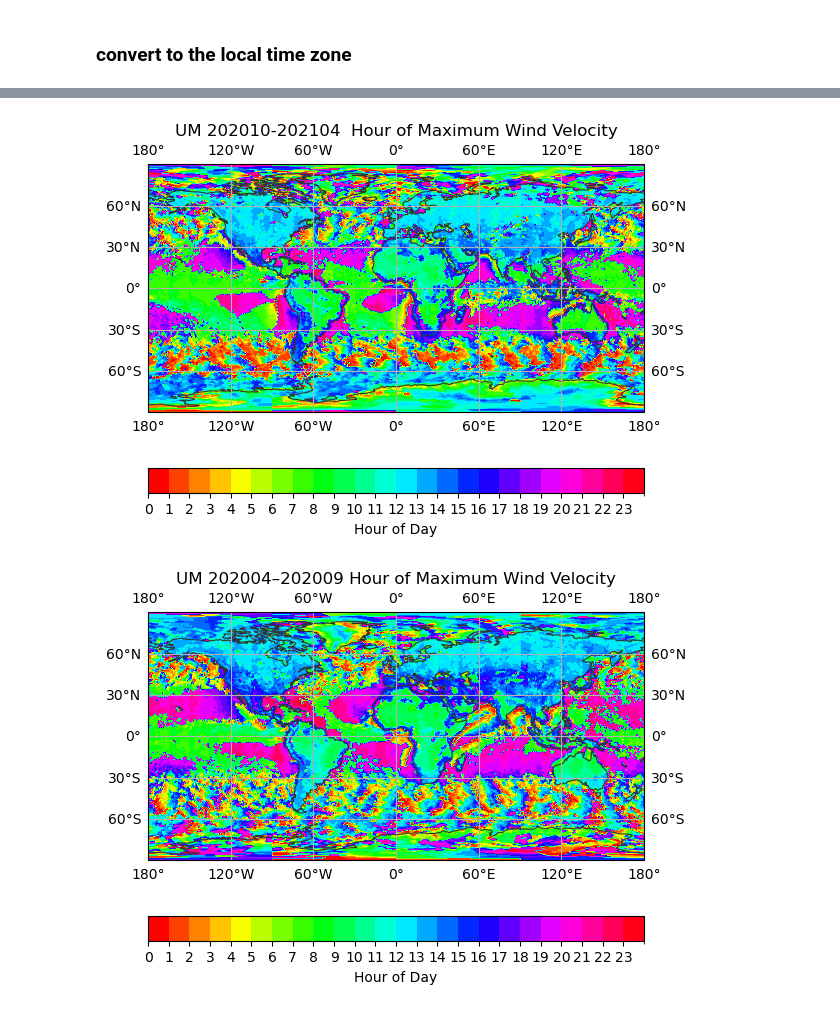
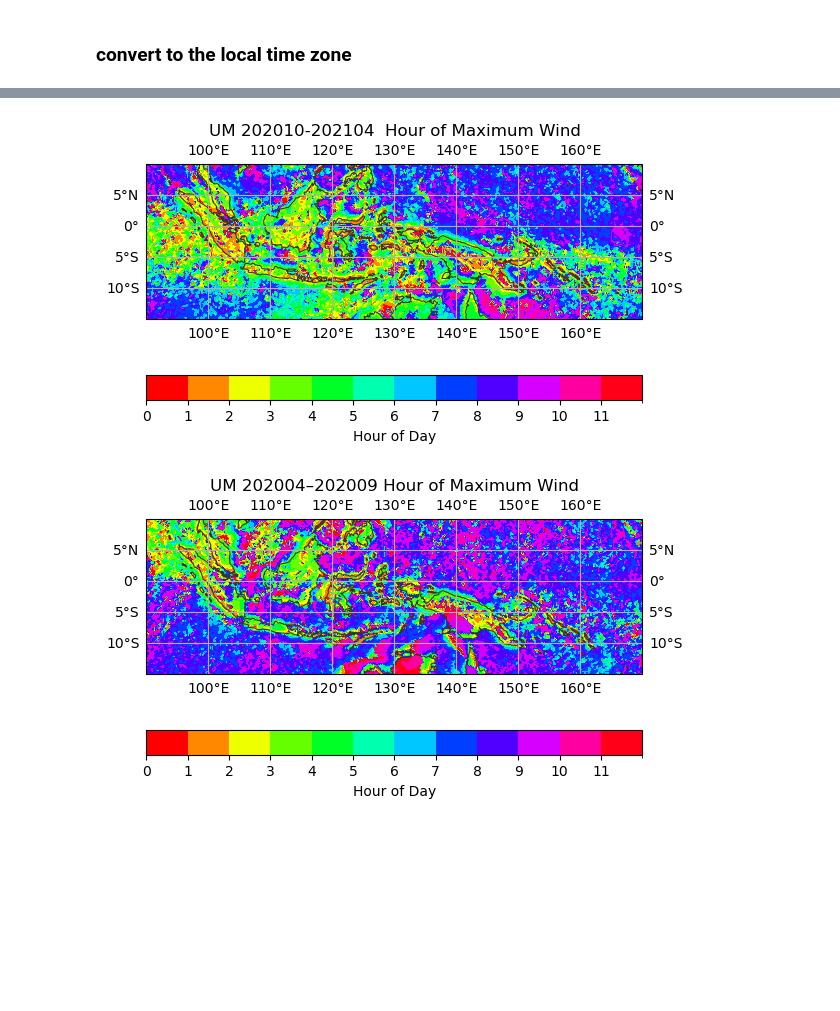
Before and after one commit to 21centuryweather/hk25-AusNode-coastal, a Jupyter notebook: analysis/diurnal_wind_cycle.ipynb, the cells around one changed output, grey strips where cells are left out. Saved outputs shown, nothing was run; the diff lists cells and outputs as text; code cells hidden in the pictures; blank space fills up the shorter version.

```diff
--- a/analysis/diurnal_wind_cycle.ipynb
+++ b/analysis/diurnal_wind_cycle.ipynb
@@ -88,9 +109,13 @@ def hourly_average(data):
 
     return hourly_avg
 # %%
-# get the average velocities
-hourly_avg_velocity1 = hourly_average(velocity1)
-hourly_avg_velocity2 = hourly_average(velocity2)
+# get the average velocities and save to folder
+data = vprime
+hourly_avg_velocity1 = hourly_average(data)
+hourly_avg_velocity1.to_netcdf("/g/data/nf33/hk25_AusNode_coastal/ae7501/vprime_hourly_avg.nc")
+
+hourly_avg_velocity2 = hourly_average(data)
+hourly_avg_velocity2.to_netcdf("/g/data/nf33/hk25_AusNode_coastal/ae7501/vprime_hourly_avg.nc")
 # %% [output]
 INFO:flox:Entering _validate_reindex: reindex is None
 INFO:flox:Leaving _validate_reindex: method = None, returning None
@@ -110,0 +140,6 @@ INFO:flox:Leaving _validate_reindex: reindex is True
+# %%
+hourly_avg_vprime1 = xr.open_dataset('/g/data/nf33/hk25_AusNode_coastal/ae7501/vprime_hourly_avg_velocity1.nc').__xarray_dataarray_variable__
+hourly_avg_vprime2 = xr.open_dataset('/g/data/nf33/hk25_AusNode_coastal/ae7501/vprime_hourly_avg_velocity2.nc').__xarray_dataarray_variable__
+# %%
+hourly_avg_velocity1 = hourly_avg_vprime1
+hourly_avg_velocity2 =hourly_avg_vprime2
@@ -424,7 +503,7 @@ def convert_to_local_time(data, longitude):
 
     # Handle negative times (e.g., -1 becomes 23)
     local_time = xr.where(local_time < 0, local_time + 24, local_time)
-
+    local_time = xr.where(local_time>12,local_time-12,local_time)
     # Assign the local time back to the data
     data['time'] = local_time
 
@@ -507,49 +564,51 @@ plt.show()
 # %%
 
 # Create discrete colormap with 24 colors from HSV
-cmap = ListedColormap(cm.hsv(np.linspace(0, 1, 24)))
-bounds = np.arange(25)  # 0 to 24, to create 24 bins
+cmap = ListedColormap(cm.hsv(np.linspace(0, 1, 12)))
+bounds = np.arange(13)  # 0 to 24, to create 24 bins
 norm = BoundaryNorm(bounds, cmap.N)
 
 # Set up projection and plot
 projection = ccrs.PlateCarree(central_longitude=0.0)
 ax = egh.create_geoaxis(add_coastlines=True, projection=projection)
+ax.set_extent([90, 170,-15, 10], crs=ccrs.PlateCarree())
 im = egh.healpix_show(time_converted_max_values_ds2.time, ax=ax, cmap=cmap, norm=norm, add_coastlines=True)
 
 # Plot styling
-ax.set_title('UM 202010-202104  Hour of Maximum Wind Velocity')
+ax.set_title('UM 202010-202104  Hour of Maximum Wind')
 ax.gridlines(draw_labels=True)
 
 # Add colorbar with 24 ticks (0 to 23)
 fig = ax.get_figure()
-cbar = fig.colorbar(im, orientation='horizontal', ticks=np.arange(24))
+cbar = fig.colorbar(im, orientation='horizontal', ticks=np.arange(12))
 cbar.set_label("Hour of Day")
 
 plt.show()
 # %% [output]
-[figure, old version]
+[figure, new version]
 # %%
 time_converted_max_values_ds1 = convert_to_local_time(max_values_ds1, max_values_ds1.lon)
 # %%
 # Create discrete colormap with 24 colors from HSV
-cmap = ListedColormap(cm.hsv(np.linspace(0, 1, 24)))
-bounds = np.arange(25)  # 0 to 24, to create 24 bins
+cmap = ListedColormap(cm.hsv(np.linspace(0, 1, 12)))
+bounds = np.arange(13)  # 0 to 24, to create 24 bins
 norm = BoundaryNorm(bounds, cmap.N)
 
 # Set up projection and plot
 projection = ccrs.PlateCarree(central_longitude=0.0)
 ax = egh.create_geoaxis(add_coastlines=True, projection=projection)
+ax.set_extent([90, 170,-15, 10], crs=ccrs.PlateCarree())
 im = egh.healpix_show(time_converted_max_values_ds1.time, ax=ax, cmap=cmap, norm=norm, add_coastlines=True)
 
 # Plot styling
-ax.set_title('UM 202004–202009 Hour of Maximum Wind Velocity')
+ax.set_title('UM 202004–202009 Hour of Maximum Wind')
 ax.gridlines(draw_labels=True)
 
 # Add colorbar with 24 ticks (0 to 23)
 fig = ax.get_figure()
-cbar = fig.colorbar(im, orientation='horizontal', ticks=np.arange(24))
+cbar = fig.colorbar(im, orientation='horizontal', ticks=np.arange(12))
 cbar.set_label("Hour of Day")
 
 plt.show()
 # %% [output]
-[figure, old version]
+[figure, new version]
```
Also changed, not shown: parts of 29 cells of this notebook.
